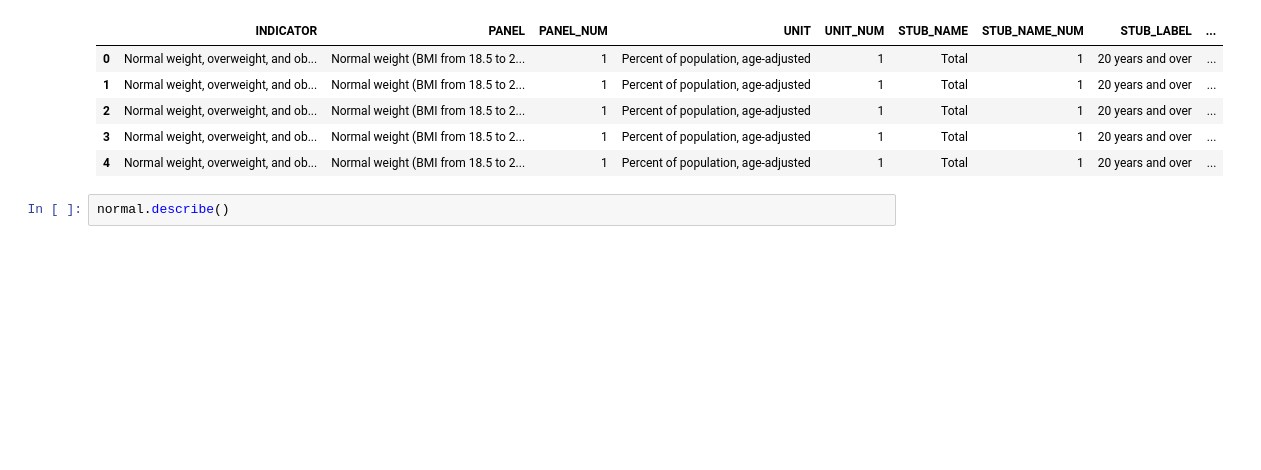
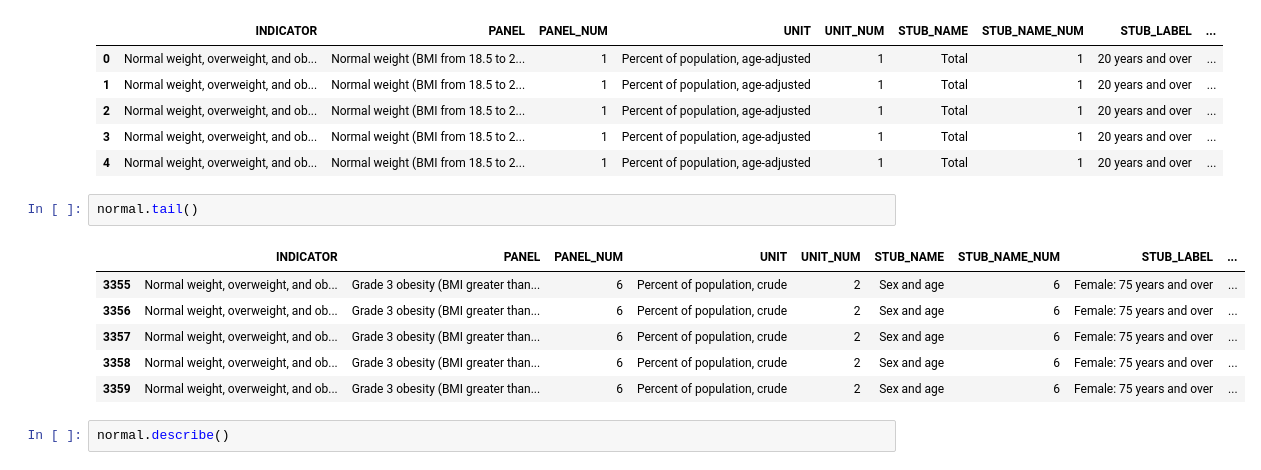
Before and after one commit to bobebend/remix-capstone, a Jupyter notebook: normal.ipynb, the cells around one changed output. Cells and saved outputs as stored; diff of their text form; blank space fills up the shorter version.

```diff
--- a/normal.ipynb
+++ b/normal.ipynb
@@ -47,6 +67,15 @@ normal.head(5)
 | 2 | Normal weight, overweight, and ob... | Normal weight (BMI from 18.5 to 2... | 1 | Percent of population, age-adjusted | 1 | Total | 1 | 20 years and over | ... |
 | 3 | Normal weight, overweight, and ob... | Normal weight (BMI from 18.5 to 2... | 1 | Percent of population, age-adjusted | 1 | Total | 1 | 20 years and over | ... |
 | 4 | Normal weight, overweight, and ob... | Normal weight (BMI from 18.5 to 2... | 1 | Percent of population, age-adjusted | 1 | Total | 1 | 20 years and over | ... |
+# %%
+normal.tail()
+# %% [output]
+|  | INDICATOR | PANEL | PANEL_NUM | UNIT | UNIT_NUM | STUB_NAME | STUB_NAME_NUM | STUB_LABEL | ... |
+| 3355 | Normal weight, overweight, and ob... | Grade 3 obesity (BMI greater than... | 6 | Percent of population, crude | 2 | Sex and age | 6 | Female: 75 years and over | ... |
+| 3356 | Normal weight, overweight, and ob... | Grade 3 obesity (BMI greater than... | 6 | Percent of population, crude | 2 | Sex and age | 6 | Female: 75 years and over | ... |
+| 3357 | Normal weight, overweight, and ob... | Grade 3 obesity (BMI greater than... | 6 | Percent of population, crude | 2 | Sex and age | 6 | Female: 75 years and over | ... |
+| 3358 | Normal weight, overweight, and ob... | Grade 3 obesity (BMI greater than... | 6 | Percent of population, crude | 2 | Sex and age | 6 | Female: 75 years and over | ... |
+| 3359 | Normal weight, overweight, and ob... | Grade 3 obesity (BMI greater than... | 6 | Percent of population, crude | 2 | Sex and age | 6 | Female: 75 years and over | ... |
 # %%
 normal.describe()
 # %% [output]
```
Also changed, not shown: parts of 3 cells of this notebook, 11 other files.
